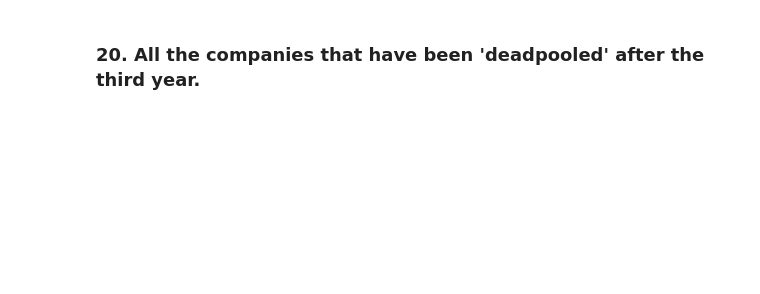
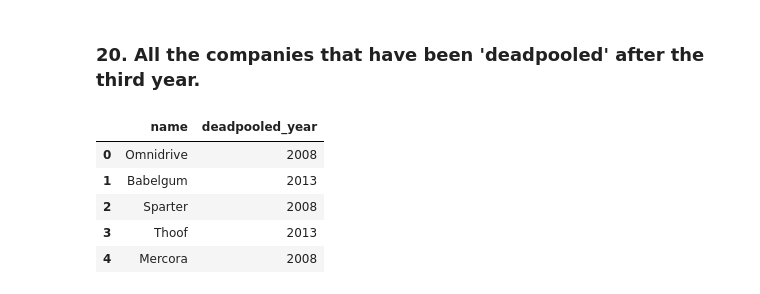
Before and after one commit to Ironhack-Data-Madrid-Mayo-2022/3.4-lab-mongo, a Jupyter notebook: your_code/main.ipynb, the cells around one changed output. Cells and saved outputs as stored; diff of their text form; code cells hidden in the pictures; blank space fills up the shorter version.

```diff
--- a/your_code/main.ipynb
+++ b/your_code/main.ipynb
@@ -302,0 +308,13 @@ df18.head()
+# %%
+# Your Code
+ejer20=collection.find({'deadpooled_year': {'$gt': 3}}, {'_id': False, 'name':True, 'deadpooled_year':1})
+
+df20=pd.json_normalize(ejer20)
+df20.head()
+# %% [output]
+|  | name | deadpooled_year |
+| 0 | Omnidrive | 2008 |
+| 1 | Babelgum | 2013 |
+| 2 | Sparter | 2008 |
+| 3 | Thoof | 2013 |
+| 4 | Mercora | 2008 |
```
Also changed, not shown: parts of 2 cells of this notebook.
